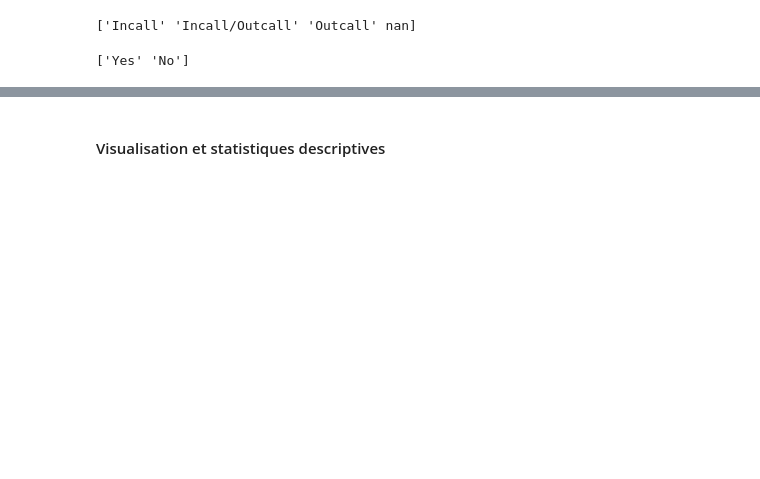
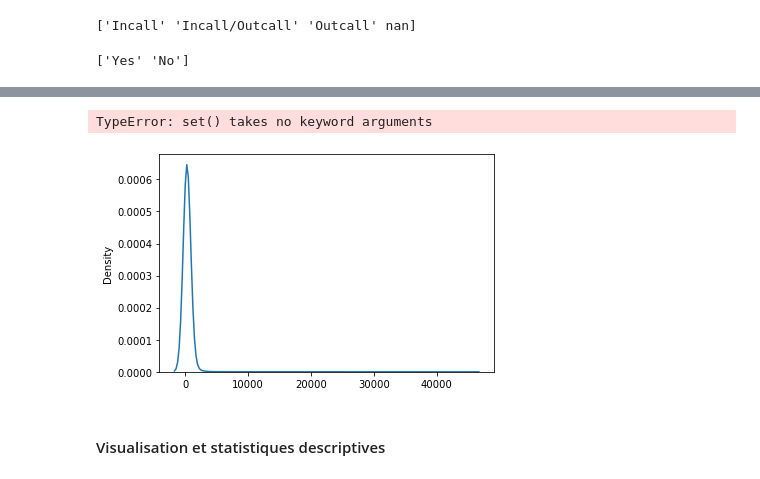
Before and after one commit to Emeline-Maire/Projet-DSSS, a Jupyter notebook: Statistiques Descriptives.ipynb, the cells around one changed output, grey strips where cells are left out. Drawn from its saved outputs; the diff is of its cells as text; code cells hidden in the pictures; blank space fills up the shorter version.

```diff
--- a/Statistiques Descriptives.ipynb
+++ b/Statistiques Descriptives.ipynb
@@ -247,3 +491,9 @@ df["Languages"] = df["Languages"].map(languages)
+# %%
+sns.kdeplot(np.array(df['Price']), bw=0.5)
+set(xlim=(0, 10000), ylim=(0))
+# %% [output]
+TypeError: set() takes no keyword arguments
+[figure, added]
 # %% [markdown]
 #### Visualisation et statistiques descriptives
 # %%
```
Also changed, not shown: parts of 40 cells of this notebook.
